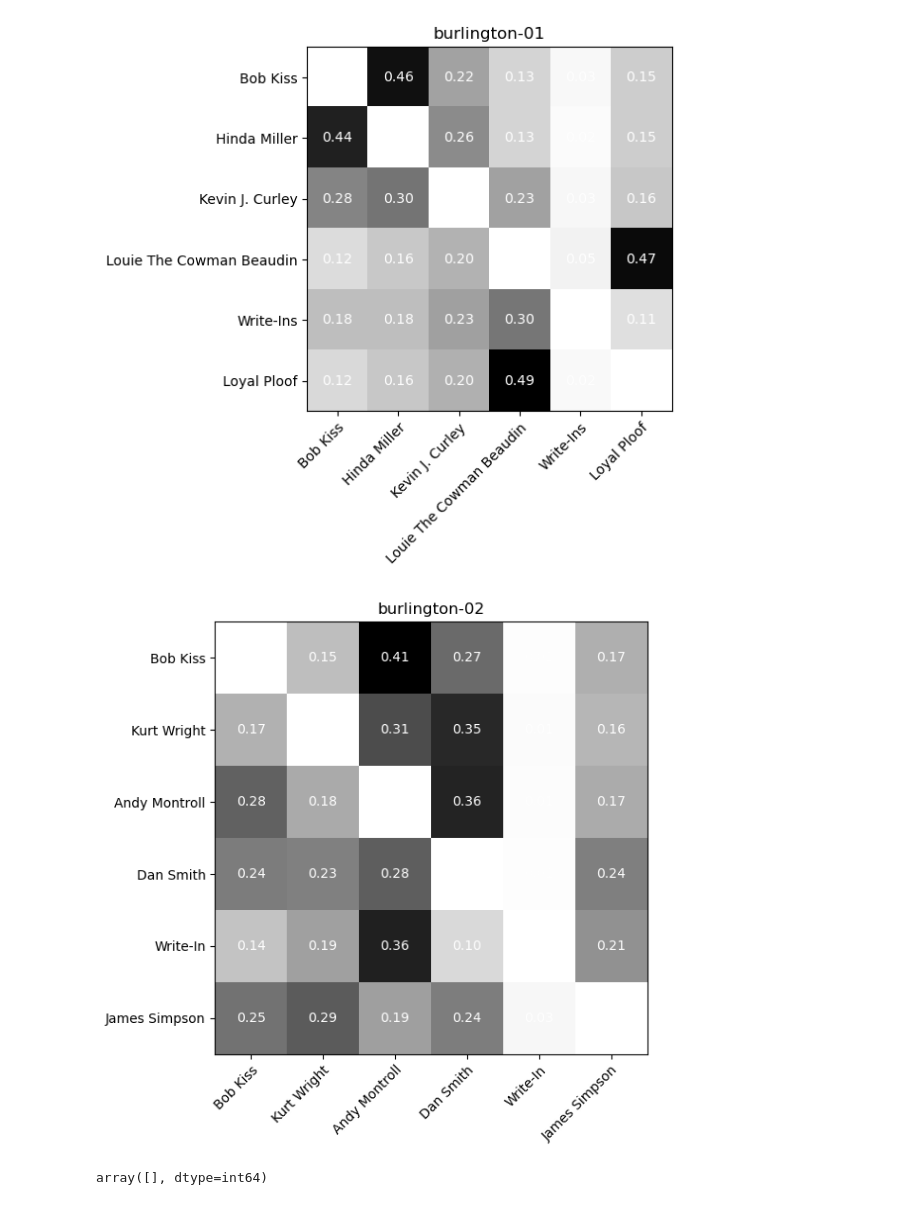
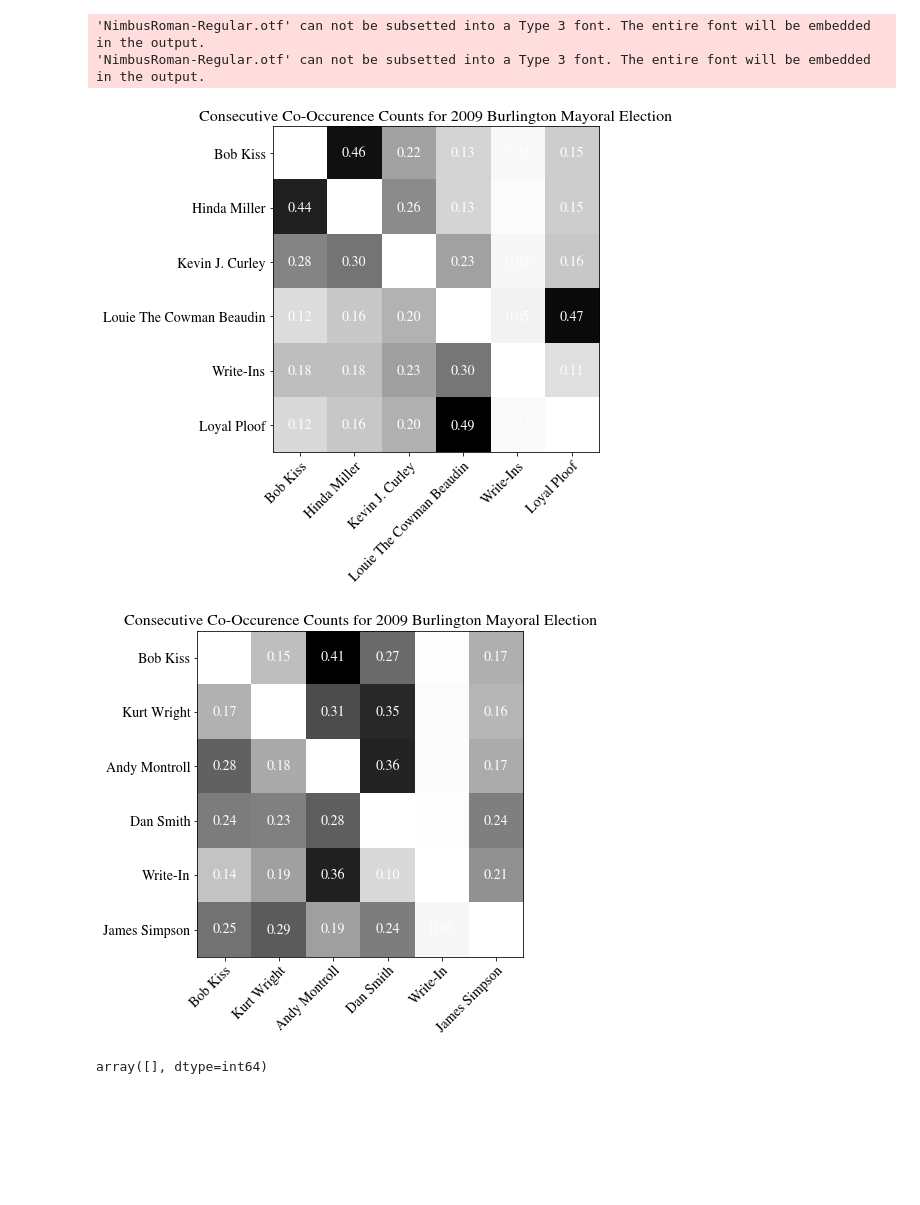
Before and after one commit to dliu18/irv-ballot-length, a Jupyter notebook: notebooks/co-occurence.ipynb, the cells around one changed output. Drawn from its saved outputs; the diff is of its cells as text; code cells hidden in the pictures; blank space fills up the shorter version.

```diff
--- a/notebooks/co-occurence.ipynb
+++ b/notebooks/co-occurence.ipynb
@@ -7,6 +7,16 @@ import sys, os
 sys.path.append(os.path.abspath(os.path.join(os.getcwd(), '..')))
 import utils
 from irv import run_irv
+# %%
+SMALL_SIZE = 14
+MEDIUM_SIZE = 16
+BIGGER_SIZE = 16
+plt.rc('font', size=SMALL_SIZE, family = "Nimbus Roman")          # controls default text sizes
+plt.rc('axes', titlesize=MEDIUM_SIZE)     # fontsize of the axes title
+plt.rc('axes', labelsize=MEDIUM_SIZE)    # fontsize of the x and y labels
+plt.rc('xtick', labelsize=SMALL_SIZE)    # fontsize of the tick labels
+plt.rc('ytick', labelsize=SMALL_SIZE)    # fontsize of the tick labels
+plt.rc('figure', titlesize=BIGGER_SIZE)  # fontsize of the figure title
 # %%
 def get_cooccurence_matrix(ballots, ballot_counts, cand_order):
     '''
@@ -79,29 +89,29 @@ def plot_heatmap(matrix, row_labels=None, col_labels=None, title="Matrix Heatmap
     # cbar = ax.figure.colorbar(im, ax=ax)
     # cbar.ax.set_ylabel("Value", rotation=-90, va="bottom")
     ax.set_title(title)
-
-    plt.tight_layout()
-    plt.show()
+    fig.savefig("../plots/burlington-co-occurence.pdf", bbox_inches="tight")
 # %%
 elections = utils.load_all_preflib_elections(f'../data/preflib/elections-all')
 for collection, election_name, ballots, ballot_counts, cand_names, skipped_votes in elections:
     if collection != "burlington":
         continue
     # get elimination order
     k = len(cand_names)
     elim_votes = run_irv(k, ballots.copy(), ballot_counts, cands=cand_names.keys())
     sorted_cands = sorted(elim_votes, key=elim_votes.get, reverse=True)
 
     # get co-occurence matrix
     mtx = get_cooccurence_matrix(ballots, ballot_counts, sorted_cands)
 
     # plot co-occurence matrix
     cand_labels = [cand_names[cand] for cand in sorted_cands]
 
-    plot_heatmap(mtx, row_labels=cand_labels, col_labels=cand_labels, title=f"{collection}-{election_name[-6:-4]}")
+    plot_heatmap(mtx, row_labels=cand_labels, col_labels=cand_labels, title=f"Consecutive Co-Occurence Counts for 2009 Burlington Mayoral Election")
 # %% [output]
+'NimbusRoman-Regular.otf' can not be subsetted into a Type 3 font. The entire font will be embedded in the output.
+'NimbusRoman-Regular.otf' can not be subsetted into a Type 3 font. The entire font will be embedded in the output.
-[figure, old version]
+[figure, new version]
-[figure, old version]
+[figure, new version]
 # %%
 a = np.array([1, 2, 3, 4])
 a[10:]
```
Also changed, not shown: 8 other files.
